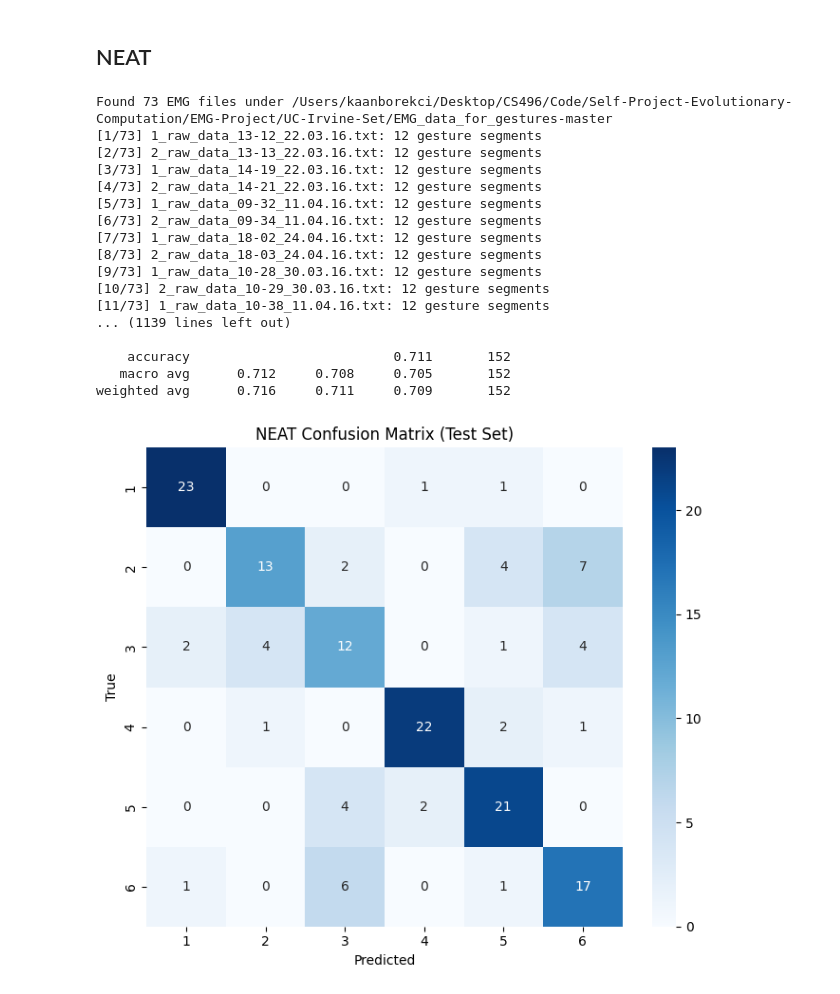
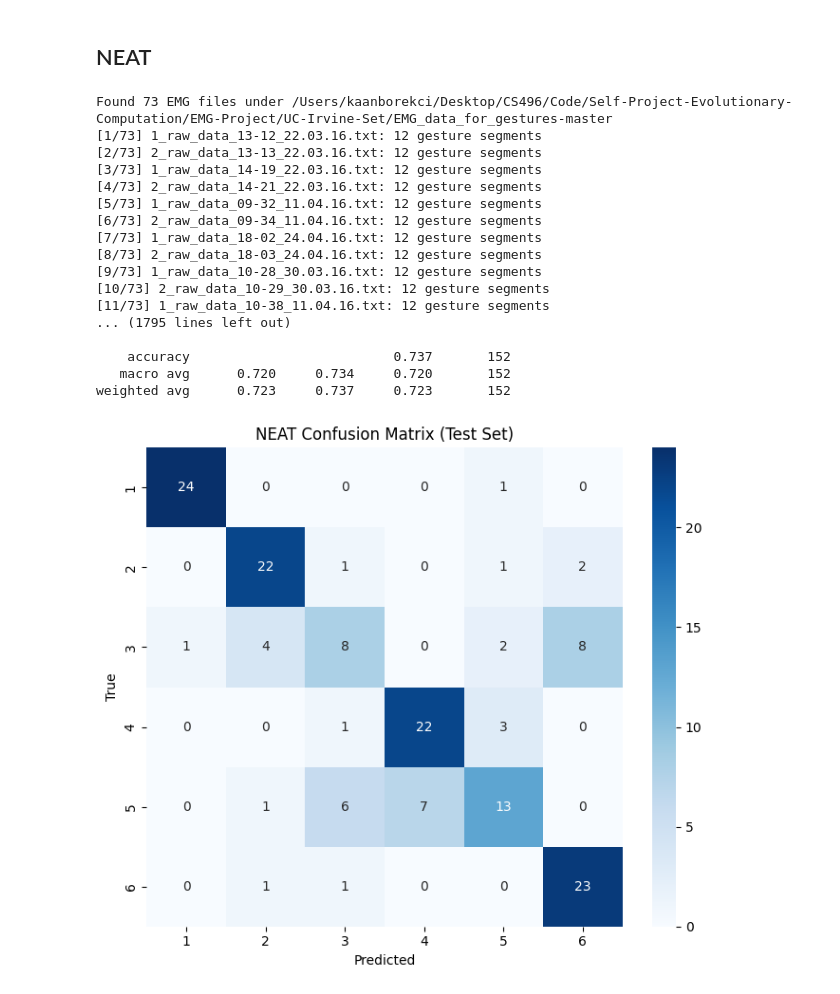
Before and after one commit to kborekci06/Evolutionary-EMG-Classification, a Jupyter notebook: current_code/251120_EMG_Evolution_main.ipynb, the cells around one changed output. Drawn from its saved outputs; the diff is of its cells as text; code cells hidden in the pictures.

```diff
--- a/current_code/251120_EMG_Evolution_main.ipynb
+++ b/current_code/251120_EMG_Evolution_main.ipynb
@@ -111,23 +111,23 @@ weighted avg      0.871     0.868     0.869       152
 # %%
 run_neat_emg(root=root_path, emg_column_names=emg_column_names, valid_classes=gesture_classes,
 neat_config_path=Path("/Users/kaanborekci/Desktop/CS496/Code/Self-Project-Evolutionary-Computation/EMG-Project/Evolutionary-EMG-Classification/configs/neat_emg_config.ini"),
-n_generations=50)
+n_generations=100)
 # %% [output]
 Found 73 EMG files under /Users/kaanborekci/Desktop/CS496/Code/Self-Project-Evolutionary-Computation/EMG-Project/UC-Irvine-Set/EMG_data_for_gestures-master
 [1/73] 1_raw_data_13-12_22.03.16.txt: 12 gesture segments
 [2/73] 2_raw_data_13-13_22.03.16.txt: 12 gesture segments
 [3/73] 1_raw_data_14-19_22.03.16.txt: 12 gesture segments
 [4/73] 2_raw_data_14-21_22.03.16.txt: 12 gesture segments
 [5/73] 1_raw_data_09-32_11.04.16.txt: 12 gesture segments
 [6/73] 2_raw_data_09-34_11.04.16.txt: 12 gesture segments
 [7/73] 1_raw_data_18-02_24.04.16.txt: 12 gesture segments
 [8/73] 2_raw_data_18-03_24.04.16.txt: 12 gesture segments
 [9/73] 1_raw_data_10-28_30.03.16.txt: 12 gesture segments
 [10/73] 2_raw_data_10-29_30.03.16.txt: 12 gesture segments
 [11/73] 1_raw_data_10-38_11.04.16.txt: 12 gesture segments
-... (1139 lines left out)
+... (1795 lines left out)
 
-    accuracy                          0.711       152
-   macro avg      0.712     0.708     0.705       152
-weighted avg      0.716     0.711     0.709       152
+    accuracy                          0.737       152
+   macro avg      0.720     0.734     0.720       152
+weighted avg      0.723     0.737     0.723       152
-[figure, old version]
+[figure, new version]
```
Also changed, not shown: parts of 3 cells of this notebook, 1 other file.
